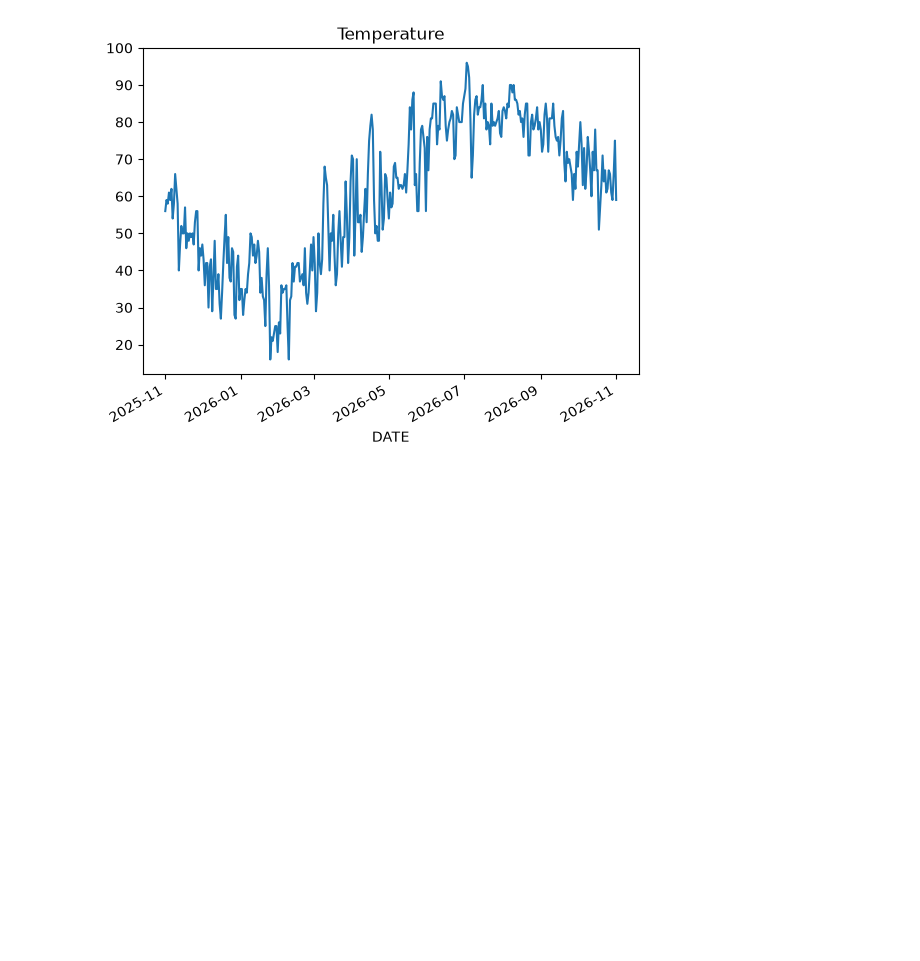
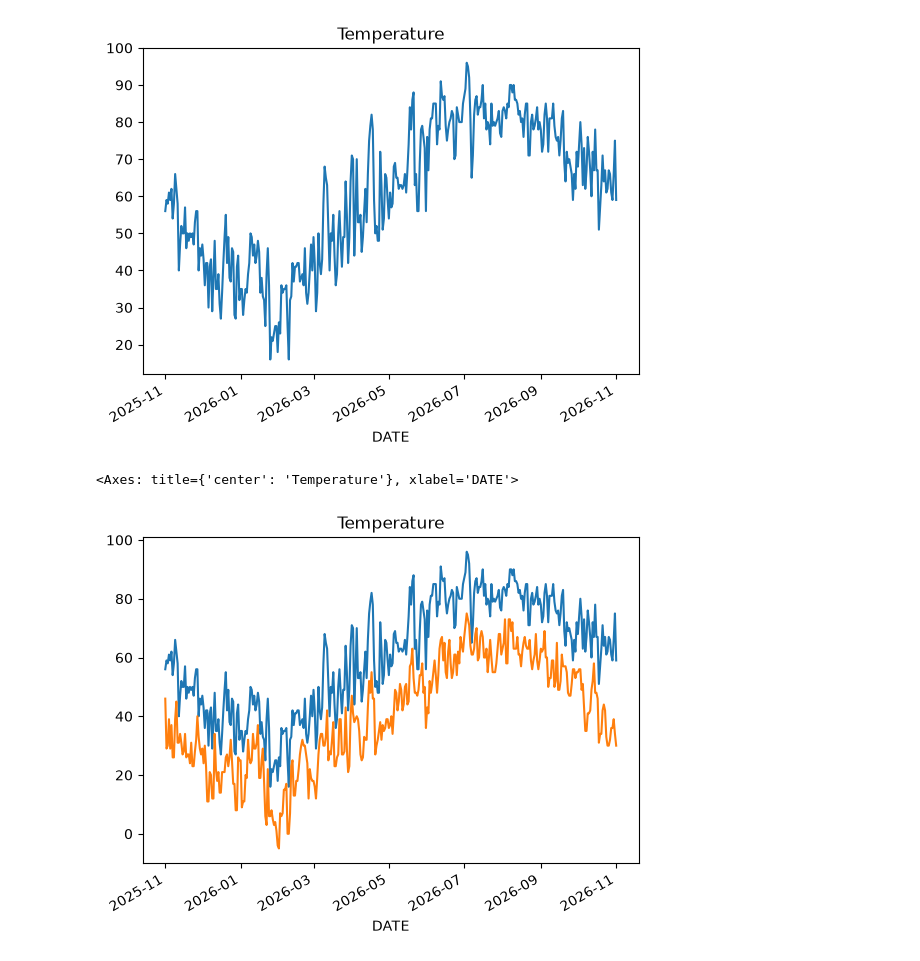
Before and after one commit to paedarr/time-series-data-test, a Jupyter notebook: temperatures.ipynb, the cells around one changed output. Cells and saved outputs as stored; diff of their text form; code cells hidden in the pictures; blank space fills up the shorter version.

Commit message:
feat: testing min temp as well on graph
testing min temp graph against max temp graph. may change last year data to last 20 years , provides more data points

```diff
--- a/temperatures.ipynb
+++ b/temperatures.ipynb
@@ -39,3 +39,13 @@ weather_data[temp_col].plot(title="Temperature")
 # %% [output]
 <Axes: title={'center': 'Temperature'}, xlabel='DATE'>
 [figure]
+# %%
+
+temp_col = next((col for col in weather_data.columns if "TMAX" in col.upper()), None)
+temp_col_min = next((col for col in weather_data.columns if "TMIN" in col.upper()), None)
+
+weather_data[temp_col].plot(title="Temperature")
+weather_data[temp_col_min].plot(title="Temperature")
+# %% [output]
+<Axes: title={'center': 'Temperature'}, xlabel='DATE'>
+[figure, added]
```
